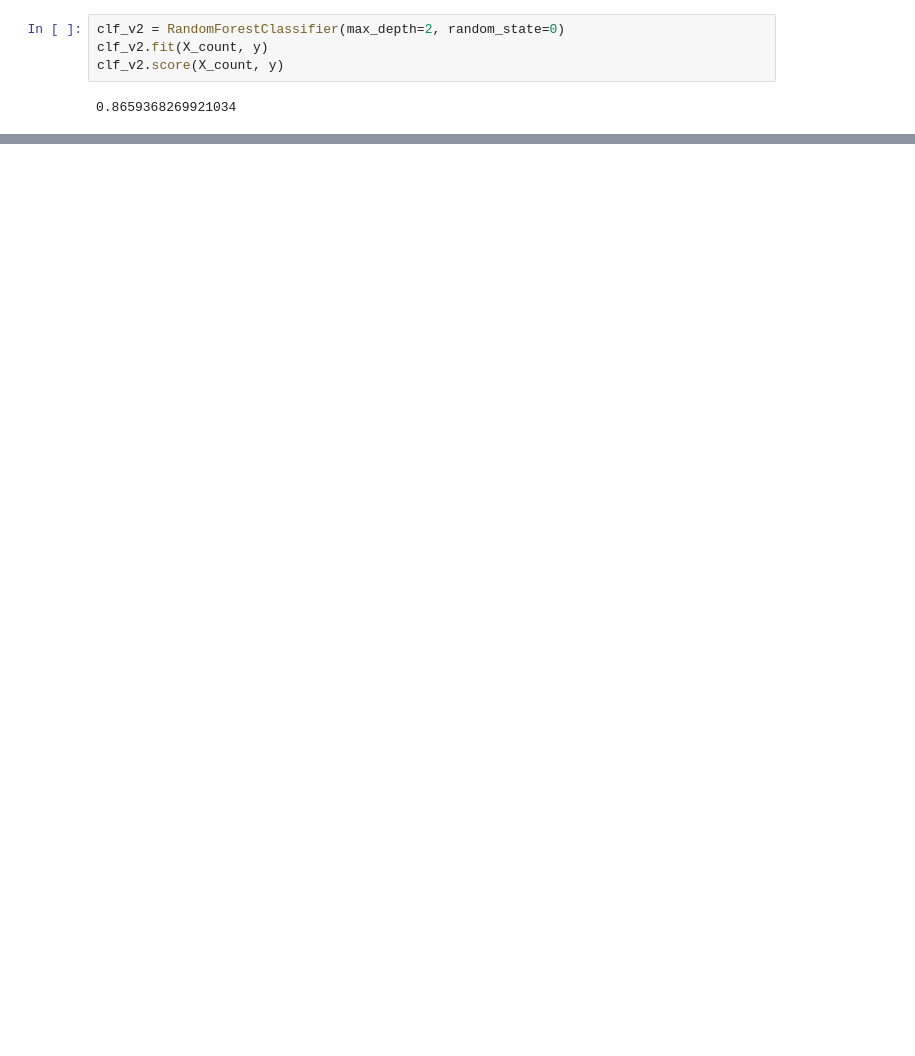
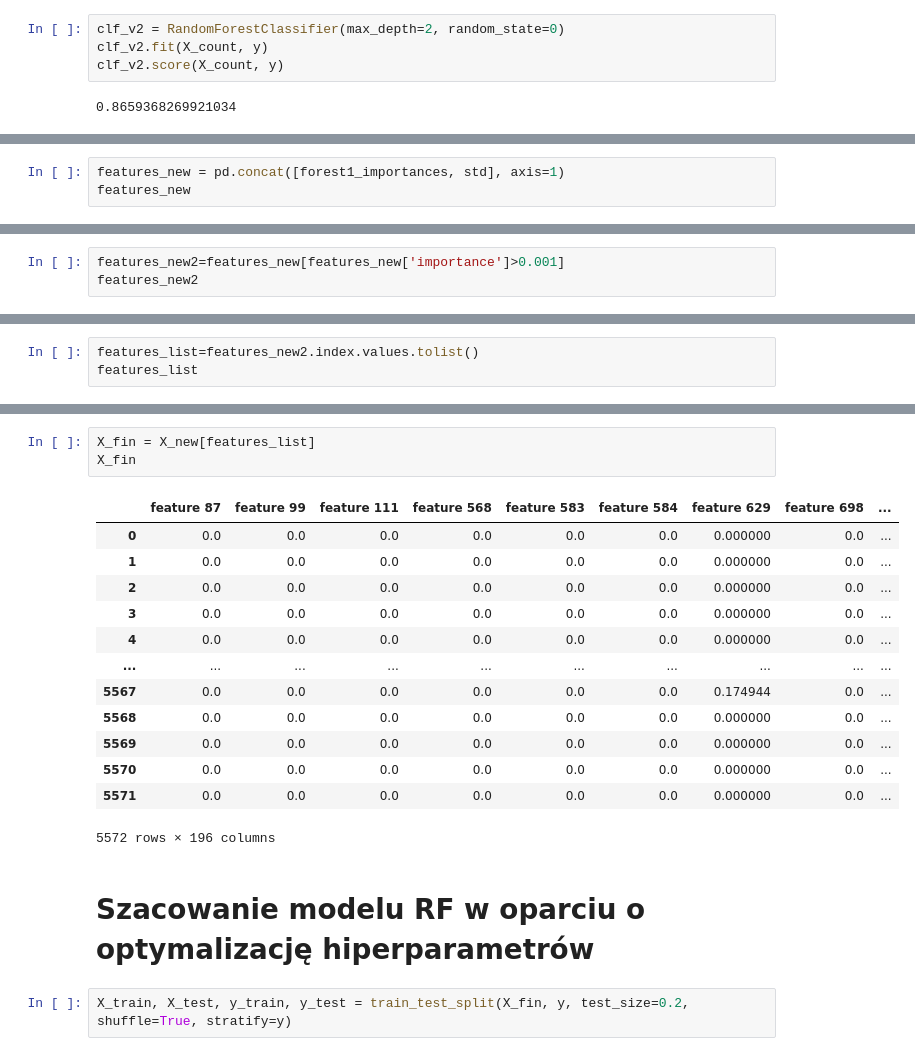
Before and after one commit to lukpytlewski/NLP, a Jupyter notebook: NLP.ipynb, the cells around one changed output, grey strips where cells are left out. Saved outputs shown, nothing was run; the diff lists cells and outputs as text; blank space fills up the shorter version.

```diff
--- a/NLP.ipynb
+++ b/NLP.ipynb
@@ -255,0 +410,3 @@ count.vocabulary_
+# %%
+features_new = pd.concat([forest1_importances, std], axis=1)
+features_new
@@ -255,0 +427,3 @@ count.vocabulary_
+# %%
+features_new2=features_new[features_new['importance']>0.001]
+features_new2
@@ -255,0 +444,3 @@ count.vocabulary_
+# %%
+features_list=features_new2.index.values.tolist()
+features_list
@@ -255,0 +486,21 @@ count.vocabulary_
+# %%
+X_fin = X_new[features_list]
+X_fin
+# %% [output]
+|  | feature 87 | feature 99 | feature 111 | feature 568 | feature 583 | feature 584 | feature 629 | feature 698 | ... |
+| 0 | 0.0 | 0.0 | 0.0 | 0.0 | 0.0 | 0.0 | 0.000000 | 0.0 | ... |
+| 1 | 0.0 | 0.0 | 0.0 | 0.0 | 0.0 | 0.0 | 0.000000 | 0.0 | ... |
+| 2 | 0.0 | 0.0 | 0.0 | 0.0 | 0.0 | 0.0 | 0.000000 | 0.0 | ... |
+| 3 | 0.0 | 0.0 | 0.0 | 0.0 | 0.0 | 0.0 | 0.000000 | 0.0 | ... |
+| 4 | 0.0 | 0.0 | 0.0 | 0.0 | 0.0 | 0.0 | 0.000000 | 0.0 | ... |
+| ... | ... | ... | ... | ... | ... | ... | ... | ... | ... |
+| 5567 | 0.0 | 0.0 | 0.0 | 0.0 | 0.0 | 0.0 | 0.174944 | 0.0 | ... |
+| 5568 | 0.0 | 0.0 | 0.0 | 0.0 | 0.0 | 0.0 | 0.000000 | 0.0 | ... |
+| 5569 | 0.0 | 0.0 | 0.0 | 0.0 | 0.0 | 0.0 | 0.000000 | 0.0 | ... |
+| 5570 | 0.0 | 0.0 | 0.0 | 0.0 | 0.0 | 0.0 | 0.000000 | 0.0 | ... |
+| 5571 | 0.0 | 0.0 | 0.0 | 0.0 | 0.0 | 0.0 | 0.000000 | 0.0 | ... |
+5572 rows × 196 columns
+# %% [markdown]
+# Szacowanie modelu RF w oparciu o optymalizację hiperparametrów
+# %%
+X_train, X_test, y_train, y_test = train_test_split(X_fin, y, test_size=0.2, shuffle=True, stratify=y)
```
Also changed, not shown: parts of 25 cells of this notebook.
